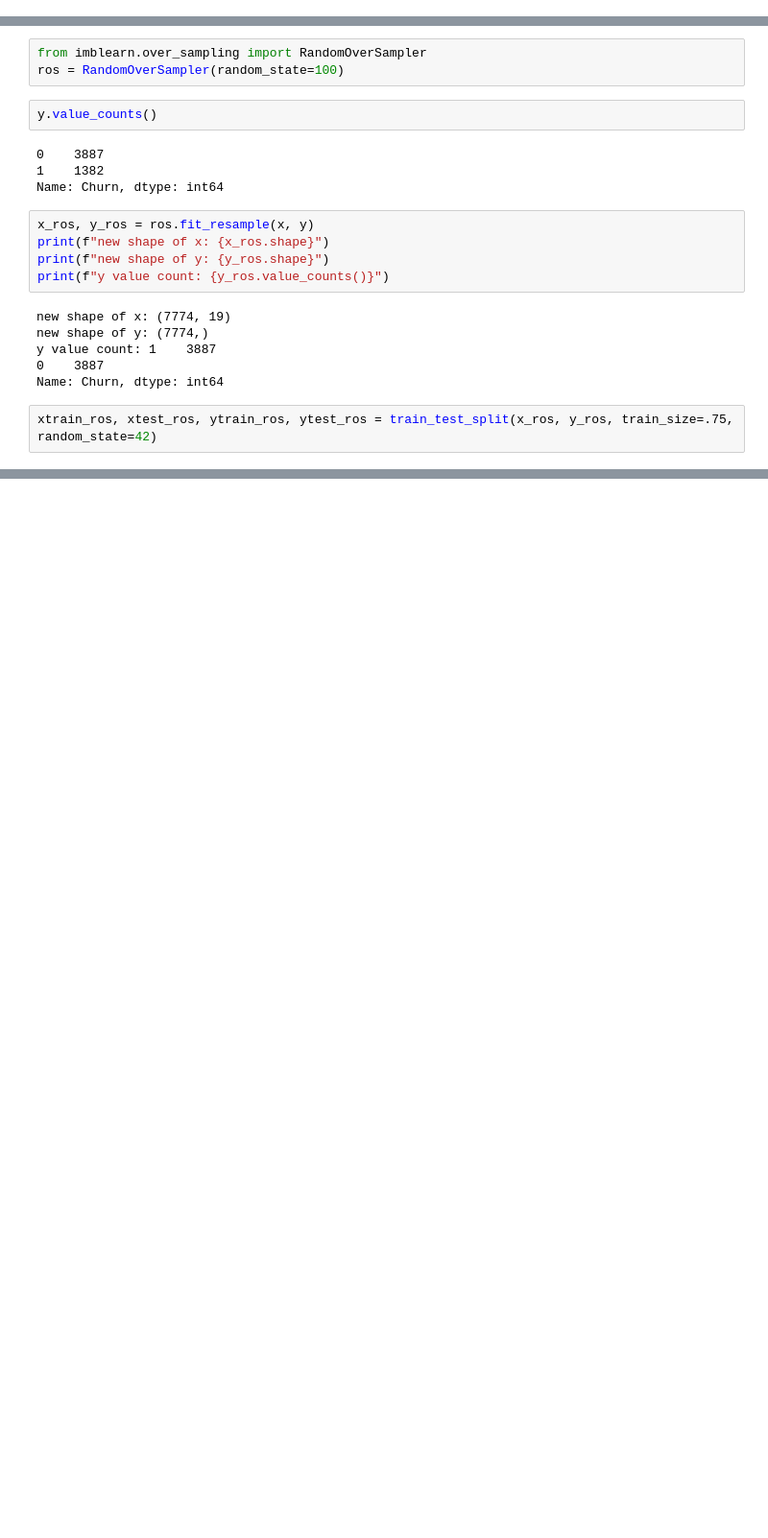
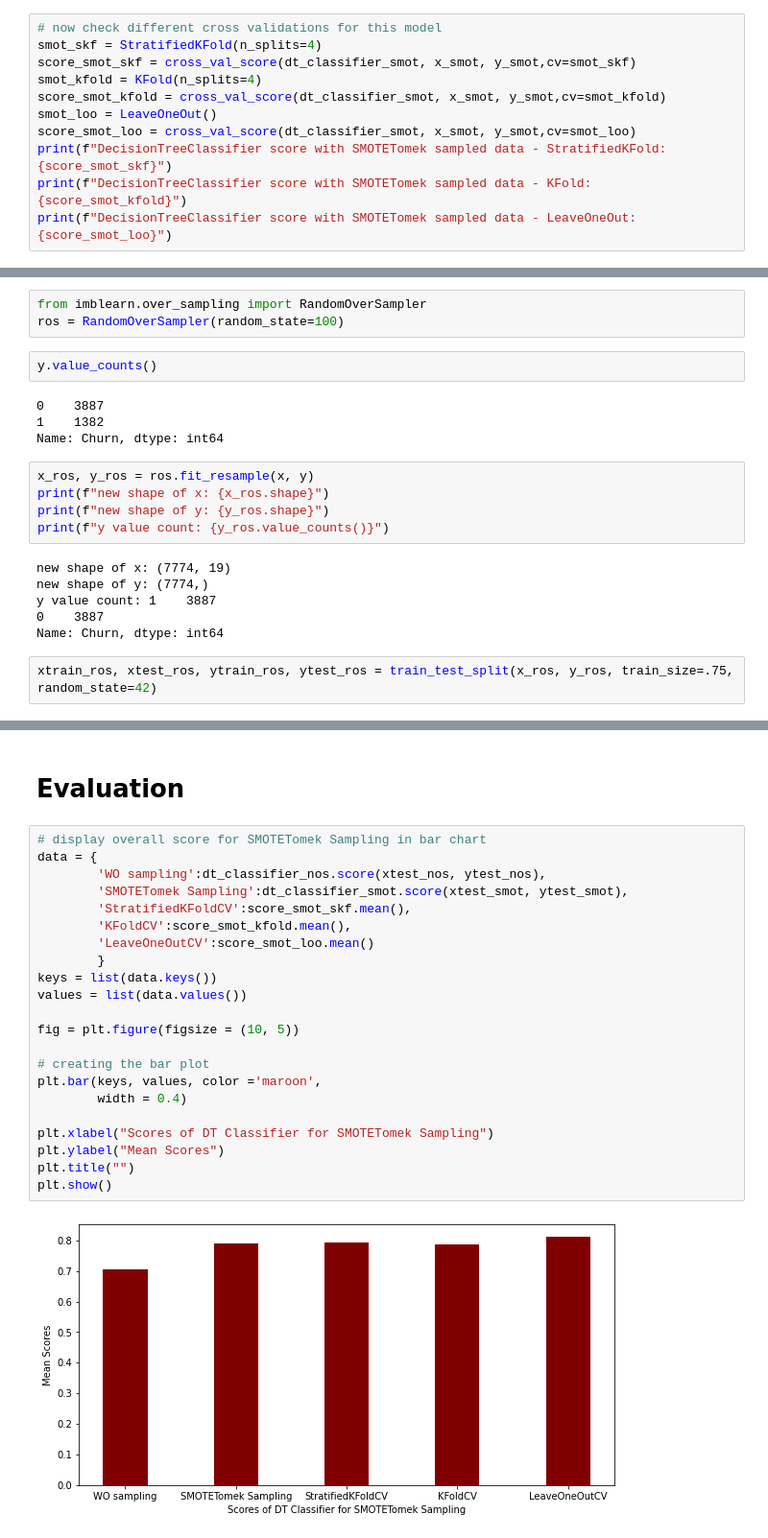
Before and after one commit to noman13bd/ML-Practice, a Jupyter notebook: ML_SamplingAnalysis_Assignment7.ipynb, the cells around one changed output, grey strips where cells are left out. Shown: that part at 96% size. Cells and saved outputs as stored; diff of their text form; blank space fills up the shorter version.

```diff
--- a/ML_SamplingAnalysis_Assignment7.ipynb
+++ b/ML_SamplingAnalysis_Assignment7.ipynb
@@ -211,0 +201,11 @@ DecisionTreeClassifier score with SMOT sampled data: 0.7912946428571429
+# %%
+# now check different cross validations for this model
+smot_skf = StratifiedKFold(n_splits=4)
+score_smot_skf = cross_val_score(dt_classifier_smot, x_smot, y_smot,cv=smot_skf)
+smot_kfold = KFold(n_splits=4)
+score_smot_kfold = cross_val_score(dt_classifier_smot, x_smot, y_smot,cv=smot_kfold)
+smot_loo = LeaveOneOut()
+score_smot_loo = cross_val_score(dt_classifier_smot, x_smot, y_smot,cv=smot_loo)
+print(f"DecisionTreeClassifier score with SMOTETomek sampled data - StratifiedKFold: {score_smot_skf}")
+print(f"DecisionTreeClassifier score with SMOTETomek sampled data - KFold: {score_smot_kfold}")
+print(f"DecisionTreeClassifier score with SMOTETomek sampled data - LeaveOneOut: {score_smot_loo}")
@@ -326,0 +332,26 @@ score_skf.mean()
+# %% [markdown]
+# Evaluation
+# %%
+# display overall score for SMOTETomek Sampling in bar chart
+data = {
+        'WO sampling':dt_classifier_nos.score(xtest_nos, ytest_nos),
+        'SMOTETomek Sampling':dt_classifier_smot.score(xtest_smot, ytest_smot),
+        'StratifiedKFoldCV':score_smot_skf.mean(),
+        'KFoldCV':score_smot_kfold.mean(),
+        'LeaveOneOutCV':score_smot_loo.mean()
+        }
+keys = list(data.keys())
+values = list(data.values())
+
+fig = plt.figure(figsize = (10, 5))
+
+# creating the bar plot
+plt.bar(keys, values, color ='maroon',
+        width = 0.4)
+
+plt.xlabel("Scores of DT Classifier for SMOTETomek Sampling")
+plt.ylabel("Mean Scores")
+plt.title("")
+plt.show()
+# %% [output]
+[figure, added]
```
Also changed, not shown: parts of 14 cells of this notebook.
